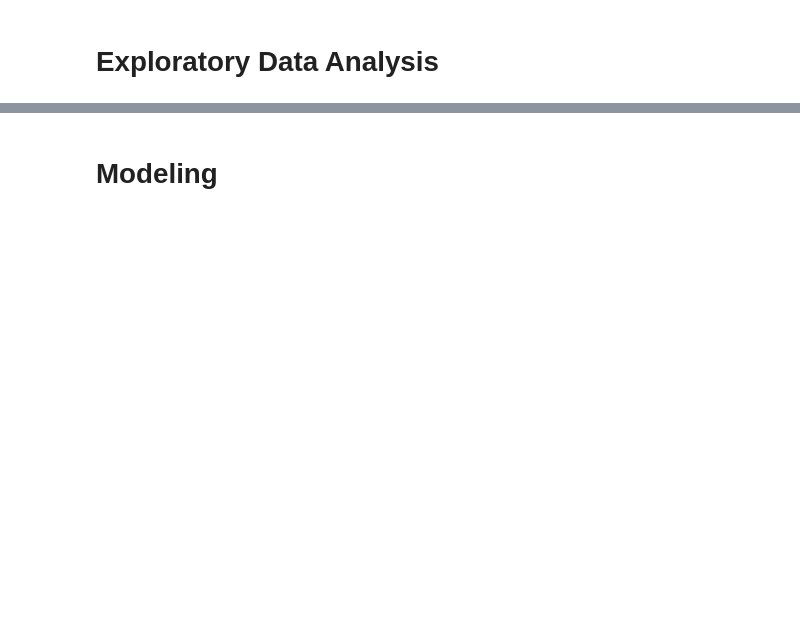
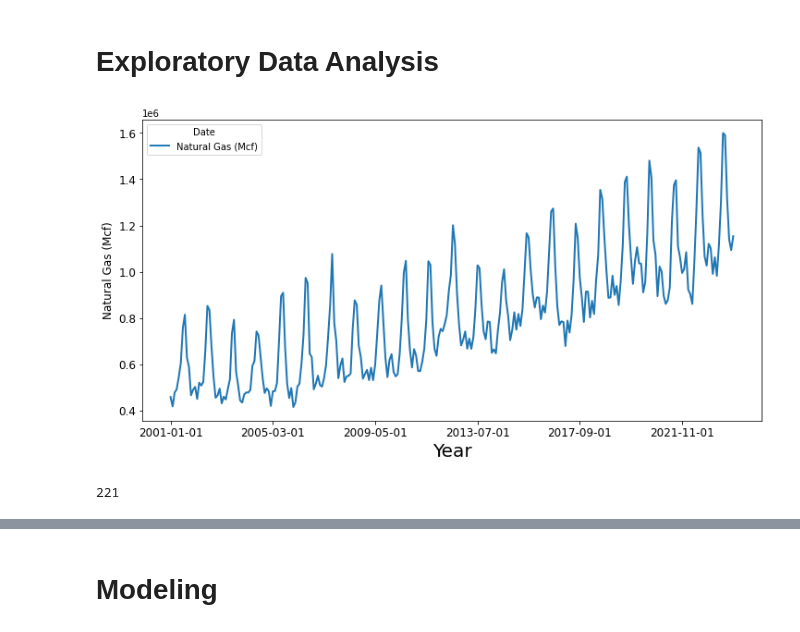
Before and after one commit to lpb3393/natural_gas_consumption, a Jupyter notebook: natural_gas_consumption.ipynb, the cells around one changed output, grey strips where cells are left out. Drawn from its saved outputs; the diff is of its cells as text; code cells hidden in the pictures; blank space fills up the shorter version.

```diff
--- a/natural_gas_consumption.ipynb
+++ b/natural_gas_consumption.ipynb
@@ -6,0 +78,16 @@
+# %%
+#dropping unnecessary columns
+
+dataset = df.drop(['units', 'source_key'], axis=1)
+# %%
+#transposing the dataset
+
+gas = dataset.T
+# %%
+#renaming the target column
+
+gas.rename(columns={'United States : natural gas': 'Natural Gas (Mcf)'}, inplace=True)
+# %%
+#dropping unnecessary columns
+
+natural_gas = gas.drop(['United States : coal', 'United States : petroleum liquids', 'United States : petroleum coke'], axis=1)
@@ -7,2 +133,15 @@
 # %% [markdown]
 # Exploratory Data Analysis
+# %%
+natural_gas.plot(figsize=(12, 6), linewidth=2, fontsize=12)
+plt.xlabel("Year", fontsize=20)
+plt.ylabel("Natural Gas (Mcf)", fontsize=12);
+# %% [output]
+[figure, added]
+# %%
+#splitting the data between train and validation sets 80/20
+
+split = round(natural_gas.shape[0]*0.8)
+split
+# %% [output]
+221
```
Also changed, not shown: parts of 52 cells of this notebook.
